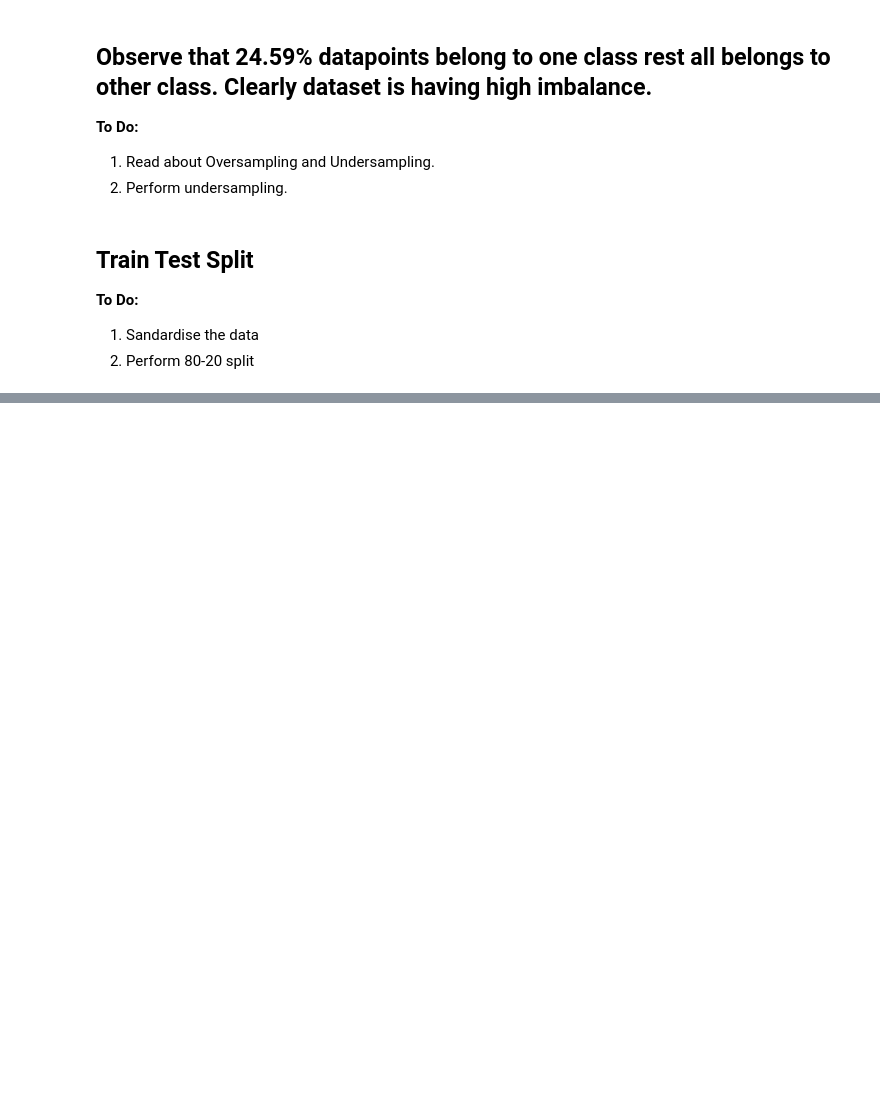
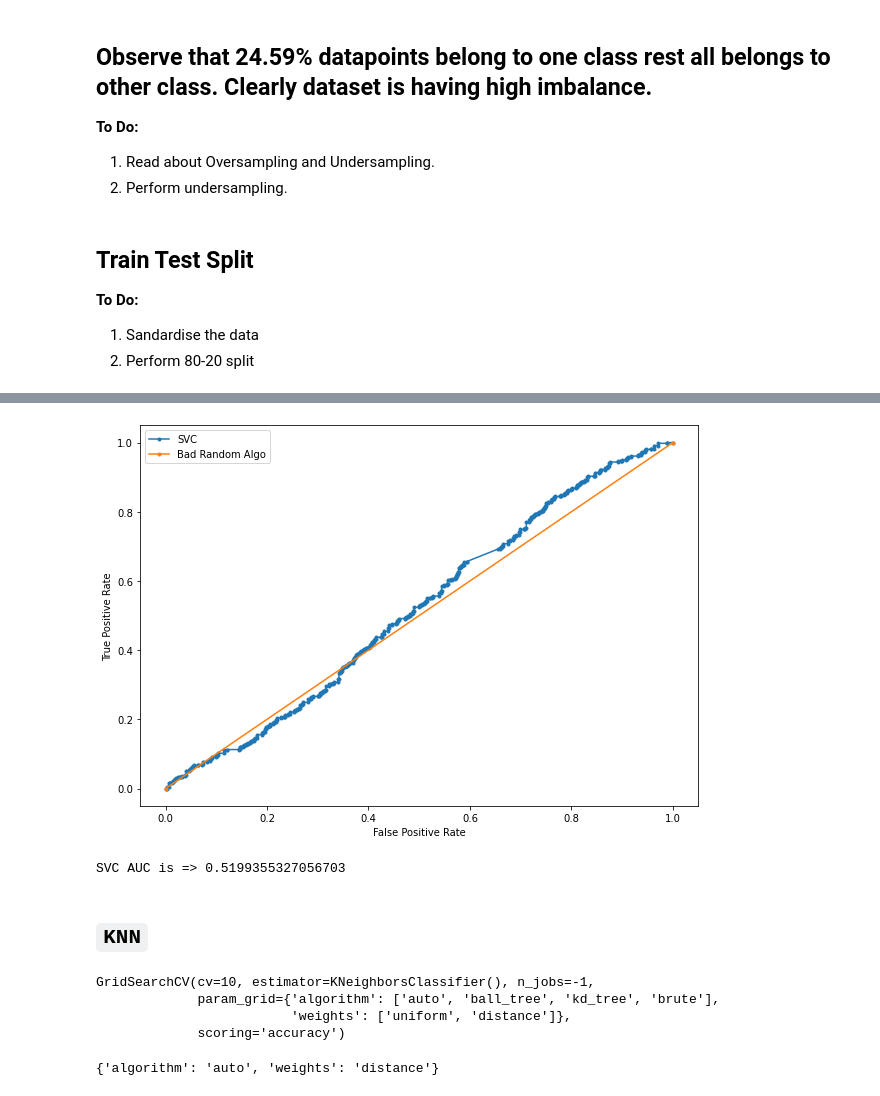
Before and after one commit to manujjoshi/Assignments, a Jupyter notebook: End to end project/task_4.ipynb, the cells around one changed output, grey strips where cells are left out. Cells and saved outputs as stored; diff of their text form; code cells hidden in the pictures; blank space fills up the shorter version.

```diff
--- a/End to end project/task_4.ipynb
+++ b/End to end project/task_4.ipynb
@@ -202,0 +293,6 @@ For all the algorithms mentioned above, perform below mentioned steps.
+# %%
+parameters = {
+    'kernel':['linear', 'poly', 'rbf'],
+    'gamma':['scale', 'auto']
+
+}
@@ -202,0 +315,5 @@ For all the algorithms mentioned above, perform below mentioned steps.
+# %%
+from sklearn.svm import SVC
+svc = SVC(gamma='auto',kernel='rbf',probability=True)
+svc.fit(X_train,y_train)
+y_pred = svc.predict(X_test)
@@ -202,0 +334,3 @@ For all the algorithms mentioned above, perform below mentioned steps.
+# %%
+y_pred_proba_svc = svc.predict_proba(X_test)
+y_pred_proba_svc
@@ -202,0 +345,24 @@ For all the algorithms mentioned above, perform below mentioned steps.
+# %%
+from sklearn.metrics import roc_curve,roc_auc_score
+
+plt.figure(figsize=(10,7))
+
+ns_prob = [0 for _ in range(len(y_test))]  # bad algo
+ns_fpr,ns_tpr,thresholds = roc_curve(y_test,ns_prob)
+
+svc_prob = y_pred_proba_svc[:,1]
+svc_auc = roc_auc_score(y_test,svc_prob)   # logistic regression
+svc_fpr,svc_tpr,thesholds = roc_curve(y_test,svc_prob)
+plt.plot(svc_fpr,svc_tpr,marker='.',label='SVC')
+plt.plot(ns_fpr,ns_tpr,marker='.',label='Bad Random Algo')
+plt.xlabel('False Positive Rate')
+plt.ylabel('True Positive Rate')
+plt.legend()
+plt.show()
+
+print(f'SVC AUC is => {svc_auc}')
+# %% [output]
+[figure, added]
+SVC AUC is => 0.5199355327056703
+# %% [markdown]
+## `KNN`
@@ -202,0 +374,16 @@ For all the algorithms mentioned above, perform below mentioned steps.
+# %%
+from sklearn.neighbors import KNeighborsClassifier
+from sklearn.model_selection import GridSearchCV
+
+knn = KNeighborsClassifier()
+knn_grid = GridSearchCV(knn,parameters,n_jobs=-1,scoring="accuracy",cv=10)
+knn_grid.fit(X_train,y_train)
+# %% [output]
+GridSearchCV(cv=10, estimator=KNeighborsClassifier(), n_jobs=-1,
+             param_grid={'algorithm': ['auto', 'ball_tree', 'kd_tree', 'brute'],
+                         'weights': ['uniform', 'distance']},
+             scoring='accuracy')
+# %%
+knn_grid.best_params_
+# %% [output]
+{'algorithm': 'auto', 'weights': 'distance'}
```
Also changed, not shown: parts of 69 cells of this notebook, 6 other files.
